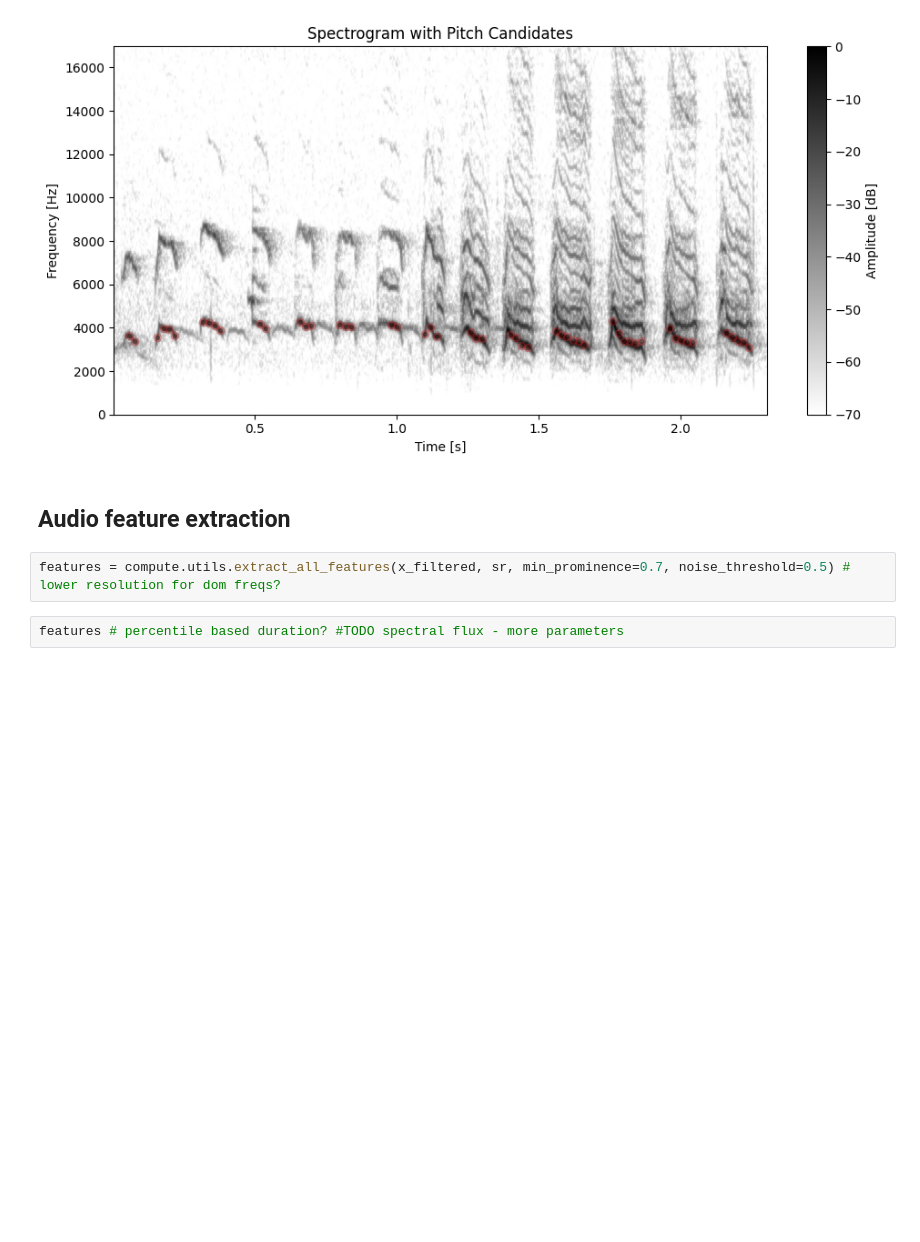
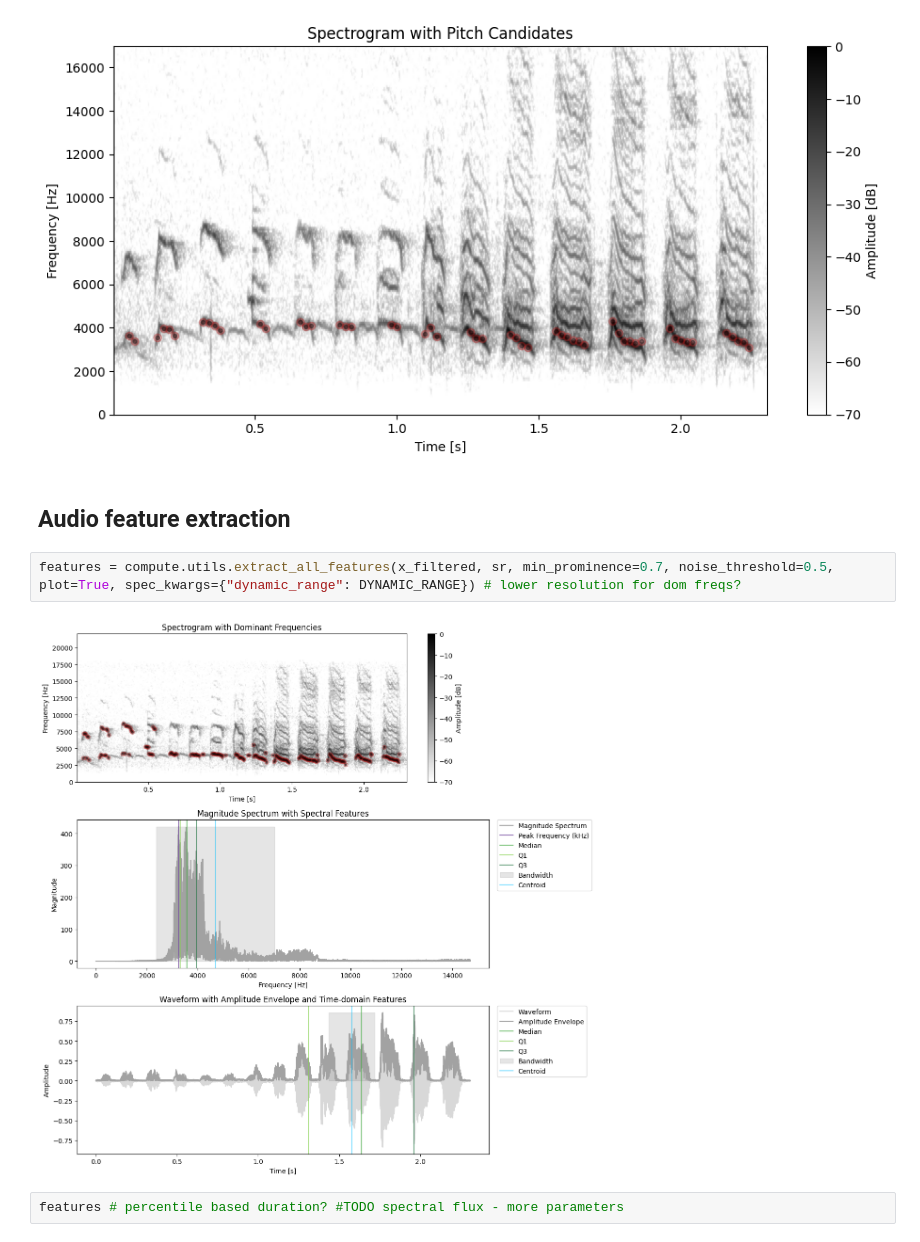
Before and after one commit to lgies23/biosonic, a Jupyter notebook: example_usage.ipynb, the cells around one changed output. Drawn from its saved outputs; the diff is of its cells as text; blank space fills up the shorter version.

```diff
--- a/example_usage.ipynb
+++ b/example_usage.ipynb
@@ -135,7 +133,9 @@ plot.plot_pitch_on_spectrogram(x_filtered, sr, time_points, candidates, window_l
 # %% [markdown]
 ## Audio feature extraction
 # %%
-features = compute.utils.extract_all_features(x_filtered, sr, min_prominence=0.7, noise_threshold=0.5) # lower resolution for dom freqs?
+features = compute.utils.extract_all_features(x_filtered, sr, min_prominence=0.7, noise_threshold=0.5, plot=True, spec_kwargs={"dynamic_range": DYNAMIC_RANGE}) # lower resolution for dom freqs?
+# %% [output]
+[figure, added]
 # %%
 features # percentile based duration? #TODO spectral flux - more parameters
 # %% [output]
```
Also changed, not shown: parts of 12 cells of this notebook, 26 other files.
